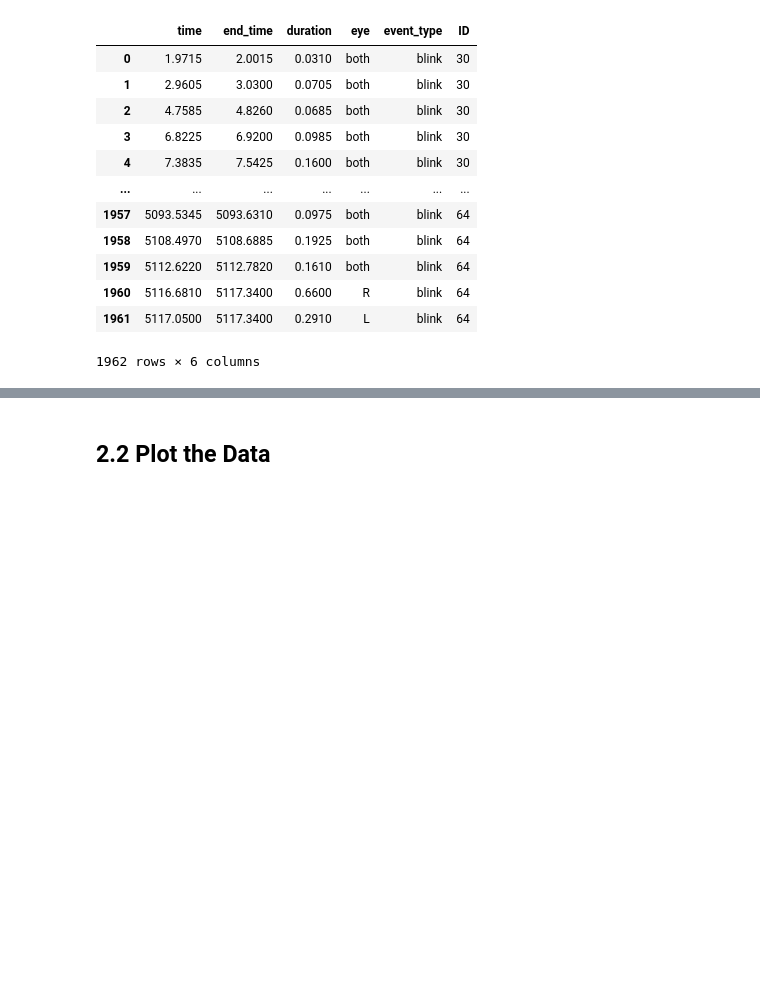
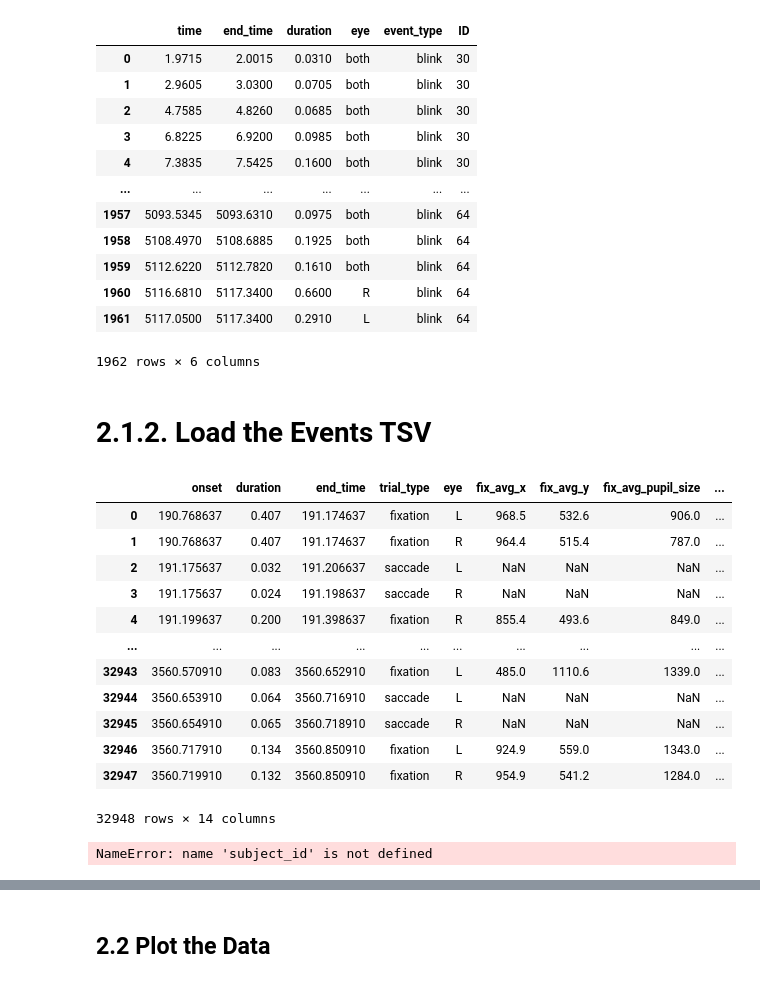
Before and after one commit to s-ccs/2024FreeViewingMSCOCO, a Jupyter notebook: scripts/et_preprocessing/ET_Data_Plotting.ipynb, the cells around one changed output, grey strips where cells are left out. Saved outputs shown, nothing was run; the diff lists cells and outputs as text; code cells hidden in the pictures; blank space fills up the shorter version.

Commit message:
add fixation merger

```diff
--- a/scripts/et_preprocessing/ET_Data_Plotting.ipynb
+++ b/scripts/et_preprocessing/ET_Data_Plotting.ipynb
@@ -63,0 +70,16 @@ def load_events_from_asc(file_path: str, window_ms: float = 150.0):
+# %%
+# TBD: bidsify, such that it iterates over all folders
+def load_subject_tsv(
+    folder_path: Path,
+    subject_id: str
+) -> pd.DataFrame:
+    """
+    Load a TSV file for a specific subject.
+    """
+    filename = f"sub-{subject_id}_ses-001_task-freeviewing_et_events.tsv"
+    filepath = os.path.join(folder_path, filename)
+
+    if not os.path.exists(filepath):
+        raise FileNotFoundError(f"File not found: {filepath}")
+
+    return pd.read_csv(filepath, sep='\t')
@@ -714,8 +780,8 @@ def saccade_angular_histogram(saccades_df,
 # %% [markdown]
 ### Specify directories and filenames
 # %%
-asc_filepath = "data"   # from where to load the .asc files
-csv_filepath = Path("data/out")    # from where to load the .csv files, if asc was already loaded
+asc_filepath = "C:/Users/chris/Documents/ArbeitUni/VIS_S-CCS/FreeViewing/Data/data"   # from where to load the .asc files
+events_filepath = Path("C:/Users/chris/Documents/ArbeitUni/VIS_S-CCS/FreeViewing/Data/data/out")    # from where to load the .csv files, if asc was already loaded
 out_dir = Path("data/out")  # where to save the dataframes as csv files
 window_size = 150.0
 # %% [markdown]
@@ -840,3 +906,32 @@ blinks_df
 | 1960 | 5116.6810 | 5117.3400 | 0.6600 | R | blink | 64 |
 | 1961 | 5117.0500 | 5117.3400 | 0.2910 | L | blink | 64 |
 1962 rows × 6 columns
+# %% [markdown]
+# 2.1.2. Load the Events TSV
+# %%
+subject_id="005"
+events = load_subject_tsv(events_filepath, subject_id)
+events
+# %% [output]
+|  | onset | duration | end_time | trial_type | eye | fix_avg_x | fix_avg_y | fix_avg_pupil_size | ... |
+| 0 | 190.768637 | 0.407 | 191.174637 | fixation | L | 968.5 | 532.6 | 906.0 | ... |
+| 1 | 190.768637 | 0.407 | 191.174637 | fixation | R | 964.4 | 515.4 | 787.0 | ... |
+| 2 | 191.175637 | 0.032 | 191.206637 | saccade | L | NaN | NaN | NaN | ... |
+| 3 | 191.175637 | 0.024 | 191.198637 | saccade | R | NaN | NaN | NaN | ... |
+| 4 | 191.199637 | 0.200 | 191.398637 | fixation | R | 855.4 | 493.6 | 849.0 | ... |
+| ... | ... | ... | ... | ... | ... | ... | ... | ... | ... |
+| 32943 | 3560.570910 | 0.083 | 3560.652910 | fixation | L | 485.0 | 1110.6 | 1339.0 | ... |
+| 32944 | 3560.653910 | 0.064 | 3560.716910 | saccade | L | NaN | NaN | NaN | ... |
+| 32945 | 3560.654910 | 0.065 | 3560.718910 | saccade | R | NaN | NaN | NaN | ... |
+| 32946 | 3560.717910 | 0.134 | 3560.850910 | fixation | L | 924.9 | 559.0 | 1343.0 | ... |
+| 32947 | 3560.719910 | 0.132 | 3560.850910 | fixation | R | 954.9 | 541.2 | 1284.0 | ... |
+32948 rows × 14 columns
+# %%
+merged_events = merge_fixation_candidates(events)
+
+# Save to file
+output_filename = f'sub-{subject_id}_ses-001_task-freeviewing_et_events_merged.tsv'
+output_path = os.path.join(out_dir, output_filename)
+merged_events.to_csv(output_path, sep='\t', index=False)
+# %% [output]
+NameError: name 'subject_id' is not defined
```
Also changed, not shown: parts of 18 cells of this notebook.
